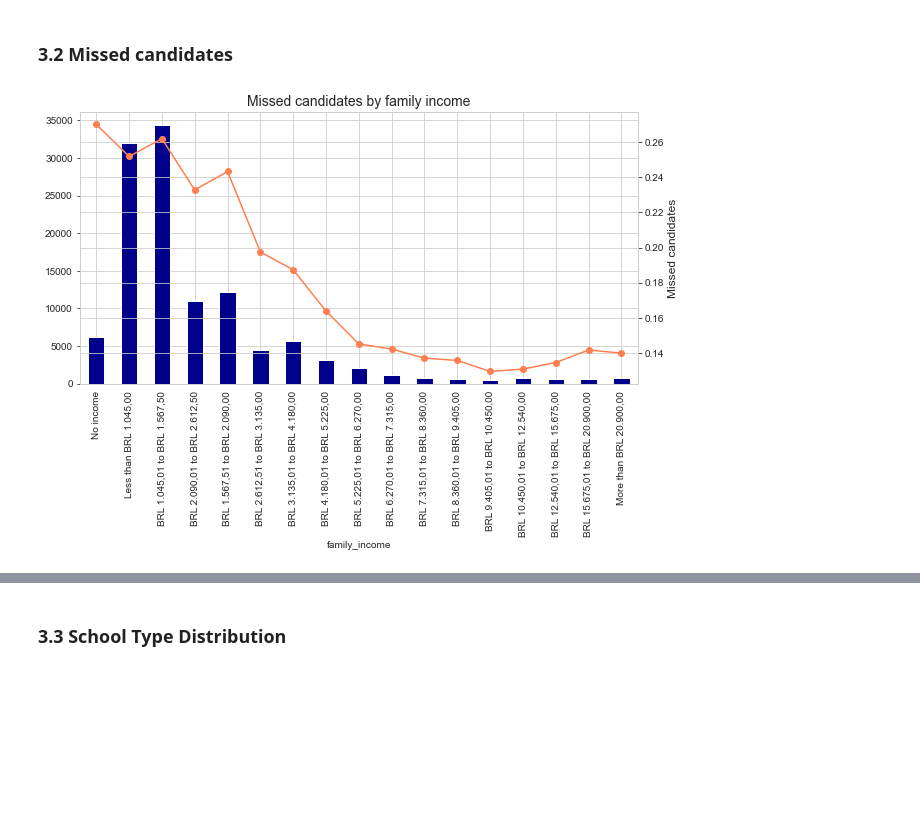
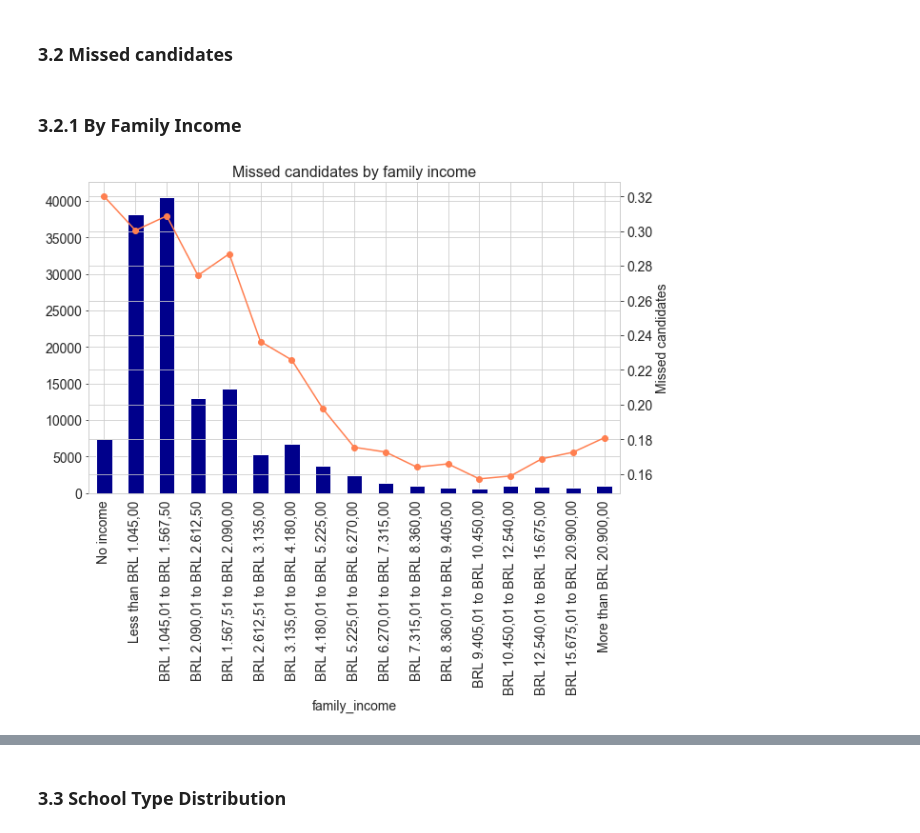
Before and after one commit to Dellonath/educational-data-mining-enem, a Jupyter notebook: notebooks/1.0-exploratory-data-analysis.ipynb, the cells around one changed output, grey strips where cells are left out. Drawn from its saved outputs; the diff is of its cells as text; code cells hidden in the pictures; blank space fills up the shorter version.

```diff
--- a/notebooks/1.0-exploratory-data-analysis.ipynb
+++ b/notebooks/1.0-exploratory-data-analysis.ipynb
@@ -9,11 +9,13 @@ import pandas as pd
 import numpy as np
 import seaborn as sns
 import sys
+import matplotlib as mpl
 import matplotlib.pyplot as plt
 
 pd.set_option('display.max_columns', None)
 sns.set_palette('Paired')
 sns.set_style("whitegrid")
+mpl.rcParams['font.size'] = 14
 # %% [markdown]
 ## 2. Reading Data
 # %%
@@ -55,6 +57,8 @@ The dataset has a lot of missing values. Especially in score data and id_city_sc
 *  The candidates that have null values in score data will be removed from the dataset.
 # %% [markdown]
 ### 3.2 Missed candidates
+# %% [markdown]
+### 3.2.1 By Family Income
 # %%
 # ordered labels
 income_order = [
@@ -77,19 +81,23 @@ income_order = [
     'More than BRL 20.900,00'
 ]
 # %%
-missed_candidates = data.query('presence_day_1 == 0').groupby('family_income').size()[income_order]
+# missed in either first or second day of exam
+temp_data = data.query('(presence_day_1 + presence_day_2) != 2')
+
+# grouping by family income
+missed_candidates = temp_data.groupby('family_income').size()[income_order]
 total_candidates = data.groupby('family_income').size()[income_order]
 
-bar_plot = missed_candidates.plot.bar(figsize = (8, 5), color = 'darkblue')
+# count of missed candidates
+bar_plot = missed_candidates.plot.bar(figsize = (8, 6), color = 'darkblue')
 
-# right side
+# relative missed candidates
 line_plot = bar_plot.twinx()
-(missed_candidates/total_candidates).plot(figsize = (10, 5), color = 'coral', marker = 'o', ax = line_plot)
+(missed_candidates/total_candidates).plot(figsize = (10, 6), color = 'coral', marker = 'o', ax = line_plot)
 
-plt.title('Missed candidates by family income', fontsize = 14)
-plt.xlabel('Family income', fontsize = 12)
-plt.ylabel('Missed candidates', fontsize = 12)
-plt.savefig('../reports/figures/missed_candidates_by_income.jpeg', bbox_inches = 'tight', dpi = 600)
+plt.title('Missed candidates by family income', fontsize = 16)
+plt.ylabel('Missed candidates')
+plt.savefig('../reports/figures/missed_candidates_by_family_income.jpeg', bbox_inches = 'tight', dpi = 600)
 plt.show()
 # %% [output]
-[figure, old version]
+[figure, new version]
```
Also changed, not shown: parts of 15 cells of this notebook, 13 other files.
